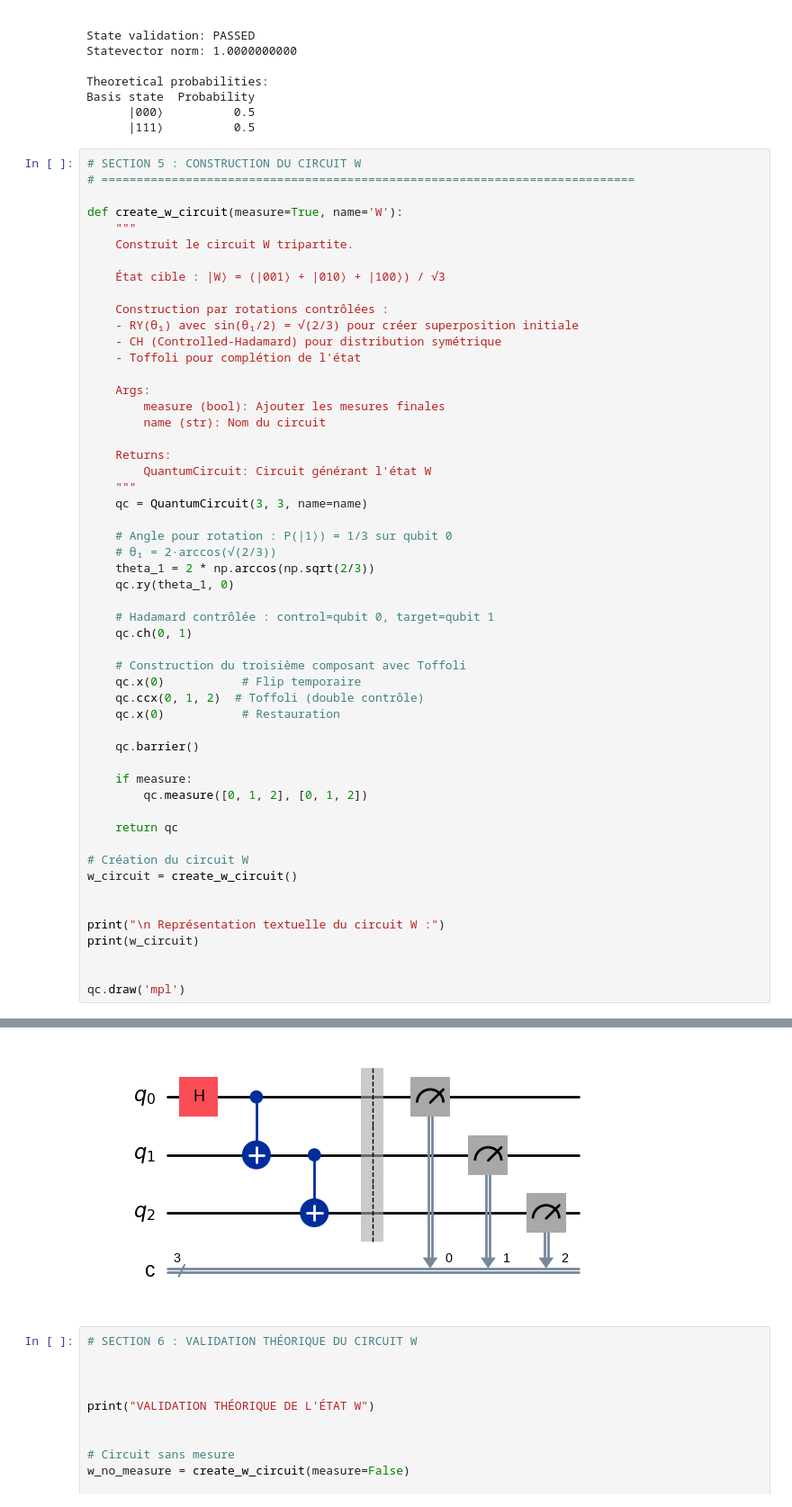
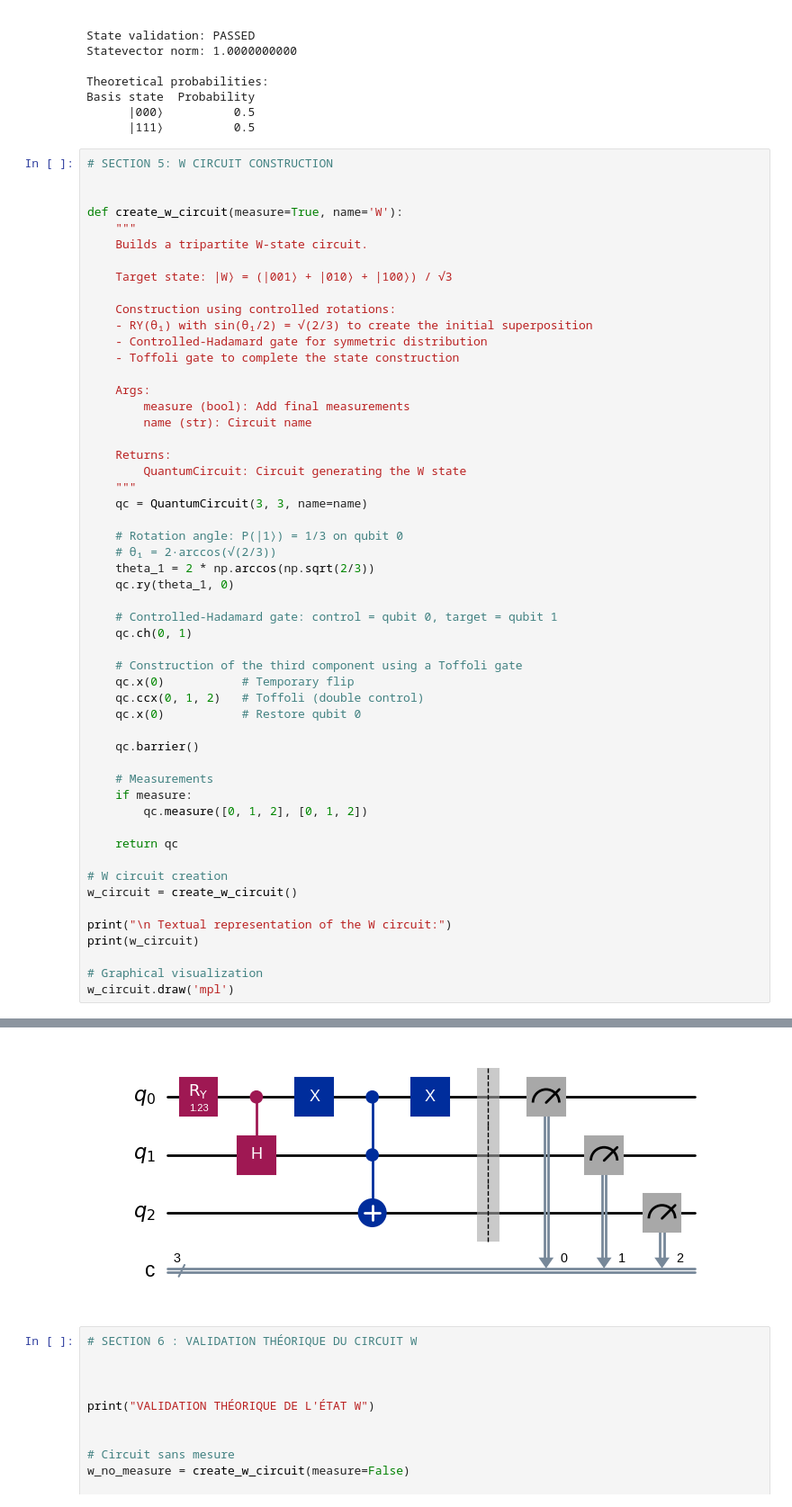
Before and after one commit to Zohrae/QC-project, a Jupyter notebook: Implementation_code.ipynb, the cells around one changed output, grey strips where cells are left out. Shown at 90% size. Drawn from its saved outputs; the diff is of its cells as text.

Commit message:
Construction of W circuit :)

```diff
--- a/Implementation_code.ipynb
+++ b/Implementation_code.ipynb
@@ -206,56 +206,56 @@ Basis state  Probability
       |000⟩          0.5
       |111⟩          0.5
 # %%
-# SECTION 5 : CONSTRUCTION DU CIRCUIT W
-# ============================================================================
+# SECTION 5: W CIRCUIT CONSTRUCTION
+
 
 def create_w_circuit(measure=True, name='W'):
     """
-    Construit le circuit W tripartite.
+    Builds a tripartite W-state circuit.
 
-    État cible : |W⟩ = (|001⟩ + |010⟩ + |100⟩) / √3
+    Target state: |W⟩ = (|001⟩ + |010⟩ + |100⟩) / √3
 
-    Construction par rotations contrôlées :
-    - RY(θ₁) avec sin(θ₁/2) = √(2/3) pour créer superposition initiale
-    - CH (Controlled-Hadamard) pour distribution symétrique
-    - Toffoli pour complétion de l'état
+    Construction using controlled rotations:
+    - RY(θ₁) with sin(θ₁/2) = √(2/3) to create the initial superposition
+    - Controlled-Hadamard gate for symmetric distribution
+    - Toffoli gate to complete the state construction
 
     Args:
-        measure (bool): Ajouter les mesures finales
-        name (str): Nom du circuit
+        measure (bool): Add final measurements
+        name (str): Circuit name
 
     Returns:
-        QuantumCircuit: Circuit générant l'état W
+        QuantumCircuit: Circuit generating the W state
     """
     qc = QuantumCircuit(3, 3, name=name)
 
-    # Angle pour rotation : P(|1⟩) = 1/3 sur qubit 0
+    # Rotation angle: P(|1⟩) = 1/3 on qubit 0
     # θ₁ = 2·arccos(√(2/3))
     theta_1 = 2 * np.arccos(np.sqrt(2/3))
     qc.ry(theta_1, 0)
 
-    # Hadamard contrôlée : control=qubit 0, target=qubit 1
+    # Controlled-Hadamard gate: control = qubit 0, target = qubit 1
     qc.ch(0, 1)
 
-    # Construction du troisième composant avec Toffoli
-    qc.x(0)           # Flip temporaire
-    qc.ccx(0, 1, 2)  # Toffoli (double contrôle)
-    qc.x(0)           # Restauration
+    # Construction of the third component using a Toffoli gate
+    qc.x(0)           # Temporary flip
+    qc.ccx(0, 1, 2)   # Toffoli (double control)
+    qc.x(0)           # Restore qubit 0
 
     qc.barrier()
 
+    # Measurements
     if measure:
         qc.measure([0, 1, 2], [0, 1, 2])
 
     return qc
 
-# Création du circuit W
+# W circuit creation
 w_circuit = create_w_circuit()
 
-
-print("\n Représentation textuelle du circuit W :")
+print("\n Textual representation of the W circuit:")
 print(w_circuit)
 
-
-qc.draw('mpl')
+# Graphical visualization
+w_circuit.draw('mpl')
 # %% [output]
@@ -263,13 +263,13 @@ qc.draw('mpl')
      ┌───────────┐     ┌───┐     ┌───┐ ░ ┌─┐
 q_0: ┤ Ry(1.231) ├──■──┤ X ├──■──┤ X ├─░─┤M├──────
      └───────────┘┌─┴─┐└───┘  │  └───┘ ░ └╥┘┌─┐
 q_1: ─────────────┤ H ├───────■────────░──╫─┤M├───
                   └───┘     ┌─┴─┐      ░  ║ └╥┘┌─┐
 q_2: ───────────────────────┤ X ├──────░──╫──╫─┤M├
                             └───┘      ░  ║  ║ └╥┘
 c: 3/═════════════════════════════════════╩══╩══╩═
                                           0  1  2
-[figure, old version]
+[figure, new version]
 # %%
 # SECTION 6 : VALIDATION THÉORIQUE DU CIRCUIT W
 
```
Also changed, not shown: parts of 1 cell of this notebook.
